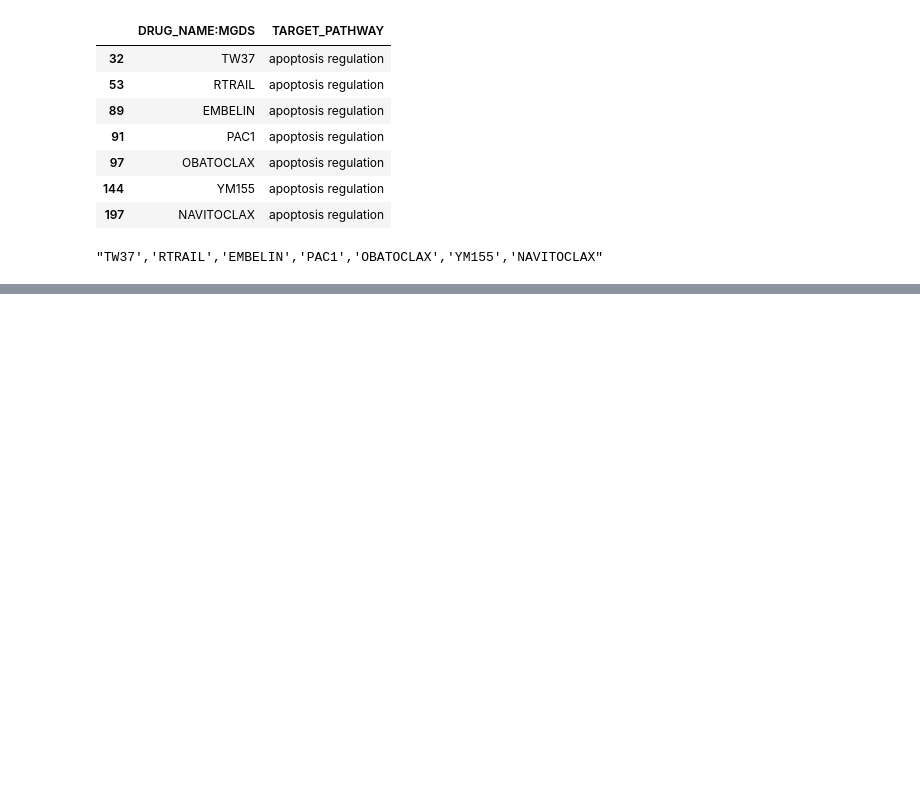
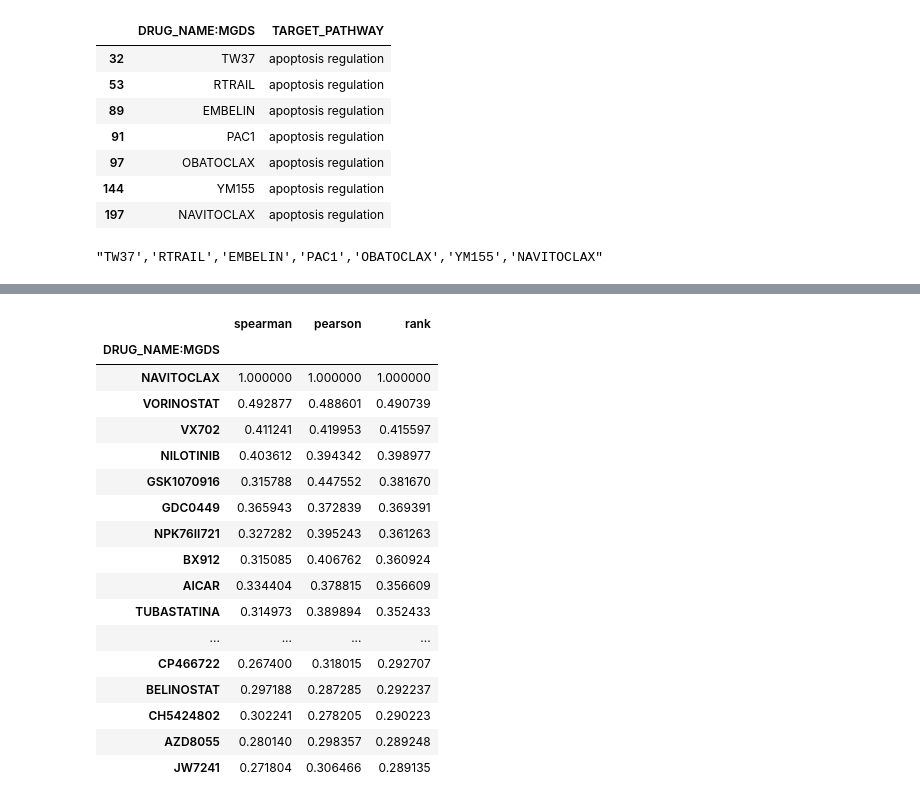
Before and after one commit to eric-czech/mgds, a Jupyter notebook: python/notebook/data_modeling/rx_modeling/drug_groupings.ipynb, the cells around one changed output, grey strips where cells are left out. Cells and saved outputs as stored; diff of their text form; code cells hidden in the pictures; blank space fills up the shorter version.

```diff
--- a/python/notebook/data_modeling/rx_modeling/drug_groupings.ipynb
+++ b/python/notebook/data_modeling/rx_modeling/drug_groupings.ipynb
@@ -69,0 +99,26 @@ d_path[d_path['TARGET_PATHWAY'] == 'apoptosis regulation']
+# %%
+d_corr = pd.concat([
+    dc_spearman.loc['NAVITOCLAX'].rename('spearman'),
+    dc_pearson.loc['NAVITOCLAX'].rename('pearson')
+], axis=1)
+d_corr['rank'] = d_corr.abs().mean(axis=1)
+d_corr.sort_values('rank', ascending=False).head(50)
+# %% [output]
+|  | spearman | pearson | rank |
+| DRUG_NAME:MGDS |  |  |  |
+| NAVITOCLAX | 1.000000 | 1.000000 | 1.000000 |
+| VORINOSTAT | 0.492877 | 0.488601 | 0.490739 |
+| VX702 | 0.411241 | 0.419953 | 0.415597 |
+| NILOTINIB | 0.403612 | 0.394342 | 0.398977 |
+| GSK1070916 | 0.315788 | 0.447552 | 0.381670 |
+| GDC0449 | 0.365943 | 0.372839 | 0.369391 |
+| NPK76II721 | 0.327282 | 0.395243 | 0.361263 |
+| BX912 | 0.315085 | 0.406762 | 0.360924 |
+| AICAR | 0.334404 | 0.378815 | 0.356609 |
+| TUBASTATINA | 0.314973 | 0.389894 | 0.352433 |
+| ... | ... | ... | ... |
+| CP466722 | 0.267400 | 0.318015 | 0.292707 |
+| BELINOSTAT | 0.297188 | 0.287285 | 0.292237 |
+| CH5424802 | 0.302241 | 0.278205 | 0.290223 |
+| AZD8055 | 0.280140 | 0.298357 | 0.289248 |
+| JW7241 | 0.271804 | 0.306466 | 0.289135 |
```
Also changed, not shown: parts of 6 cells of this notebook, 4 other files.
